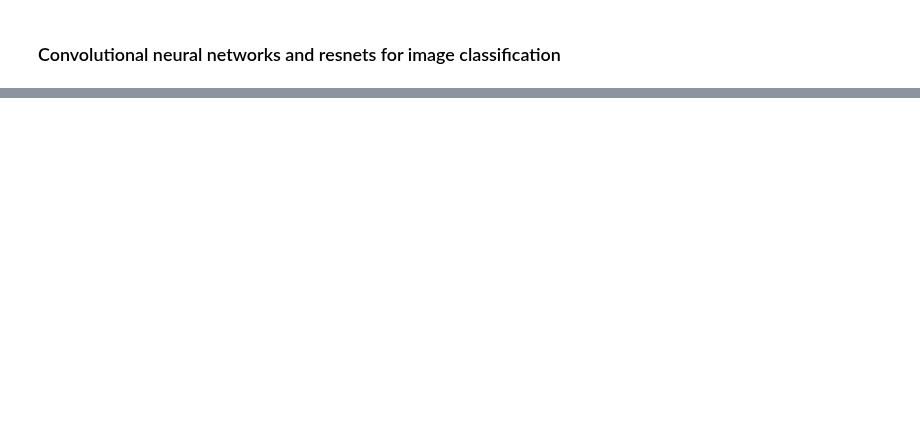
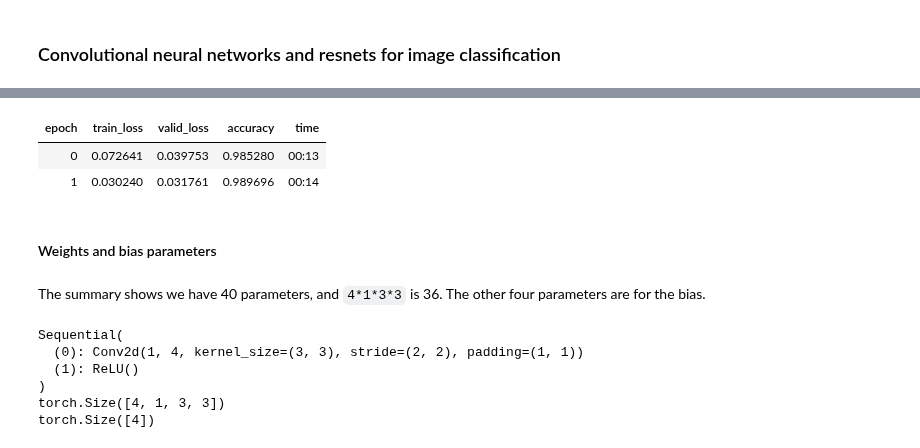
Before and after one commit to isa-ulisboa/greends-pml-2022-2023, a Jupyter notebook: ML_overview_with_examples.ipynb, the cells around one changed output, grey strips where cells are left out. Cells and saved outputs as stored; diff of their text form; code cells hidden in the pictures; blank space fills up the shorter version.

```diff
--- a/ML_overview_with_examples.ipynb
+++ b/ML_overview_with_examples.ipynb
@@ -749,0 +808,12 @@ Then, calculations proceed to the following layer, and so on, until they reach
+# %%
+# create dataloaders (dls)
+mnist = DataBlock((ImageBlock(cls=PILImageBW), CategoryBlock),
+                  get_items=get_image_files,
+                  splitter=GrandparentSplitter(),
+                  get_y=parent_label)
+
+dls = mnist.dataloaders(path)
+xb,yb = first(dls.valid)
+# By default, fastai puts data on the GPU when using data blocks. Let's move it to the CPU for our examples:
+xb,yb = to_cpu(xb),to_cpu(yb)
+xb.shape # batch size, number of channels, number of rows, number of columns
@@ -749,0 +826,17 @@ Then, calculations proceed to the following layer, and so on, until they reach
+# %%
+# ni and nf are the number of input and output channels
+def conv(ni, nf, ks=3, act=True):
+    res = nn.Conv2d(ni, nf, stride=2, kernel_size=ks, padding=ks//2)
+    if act: res = nn.Sequential(res, nn.ReLU())
+    return res
+
+# build CNN:
+simple_cnn = sequential(
+    conv(1 ,4),            #14x14
+    conv(4 ,8),            #7x7
+    conv(8 ,16),           #4x4
+    conv(16,32),           #2x2
+    conv(32,2, act=False), #1x1
+    Flatten(),
+)
+simple_cnn(xb).shape
@@ -749,0 +849,3 @@ Then, calculations proceed to the following layer, and so on, until they reach
+# %%
+learn = Learner(dls, simple_cnn, loss_func=F.cross_entropy, metrics=accuracy)
+learn.summary()
@@ -749,0 +871,22 @@ Then, calculations proceed to the following layer, and so on, until they reach
+# %%
+learn.fit_one_cycle(2, 0.01)
+# %% [output]
+| epoch | train_loss | valid_loss | accuracy | time |
+| 0 | 0.072641 | 0.039753 | 0.985280 | 00:13 |
+| 1 | 0.030240 | 0.031761 | 0.989696 | 00:14 |
+# %% [markdown]
+#### Weights and bias parameters
+# %% [markdown]
+The summary shows we have 40 parameters, and `4*1*3*3` is 36. The other four parameters are for the bias.
+# %%
+m = learn.model[0] # first layer
+print(m)
+print(m[0].weight.shape)
+print(m[0].bias.shape)
+# %% [output]
+Sequential(
+  (0): Conv2d(1, 4, kernel_size=(3, 3), stride=(2, 2), padding=(1, 1))
+  (1): ReLU()
+)
+torch.Size([4, 1, 3, 3])
+torch.Size([4])
```
Also changed, not shown: parts of 40 cells of this notebook.
